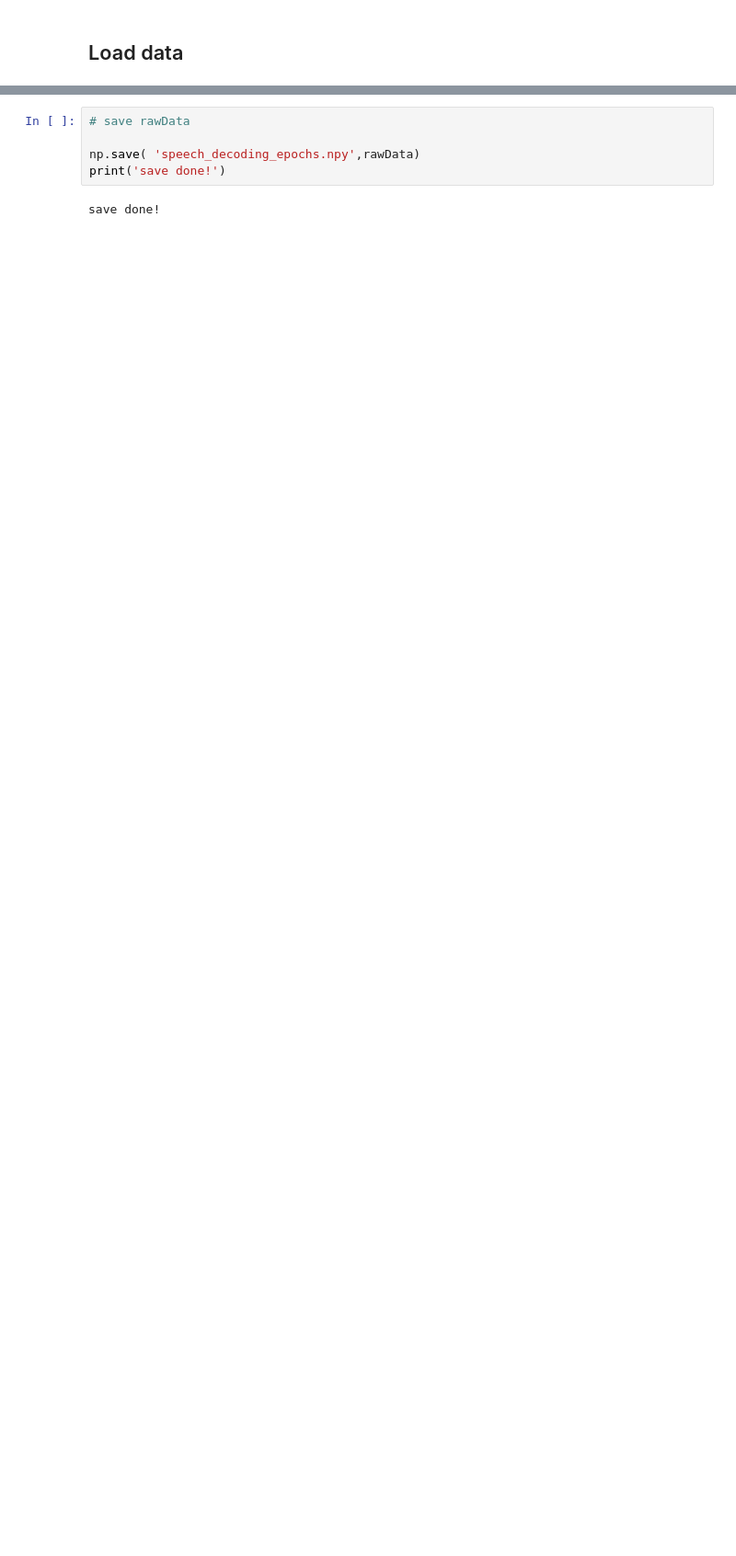
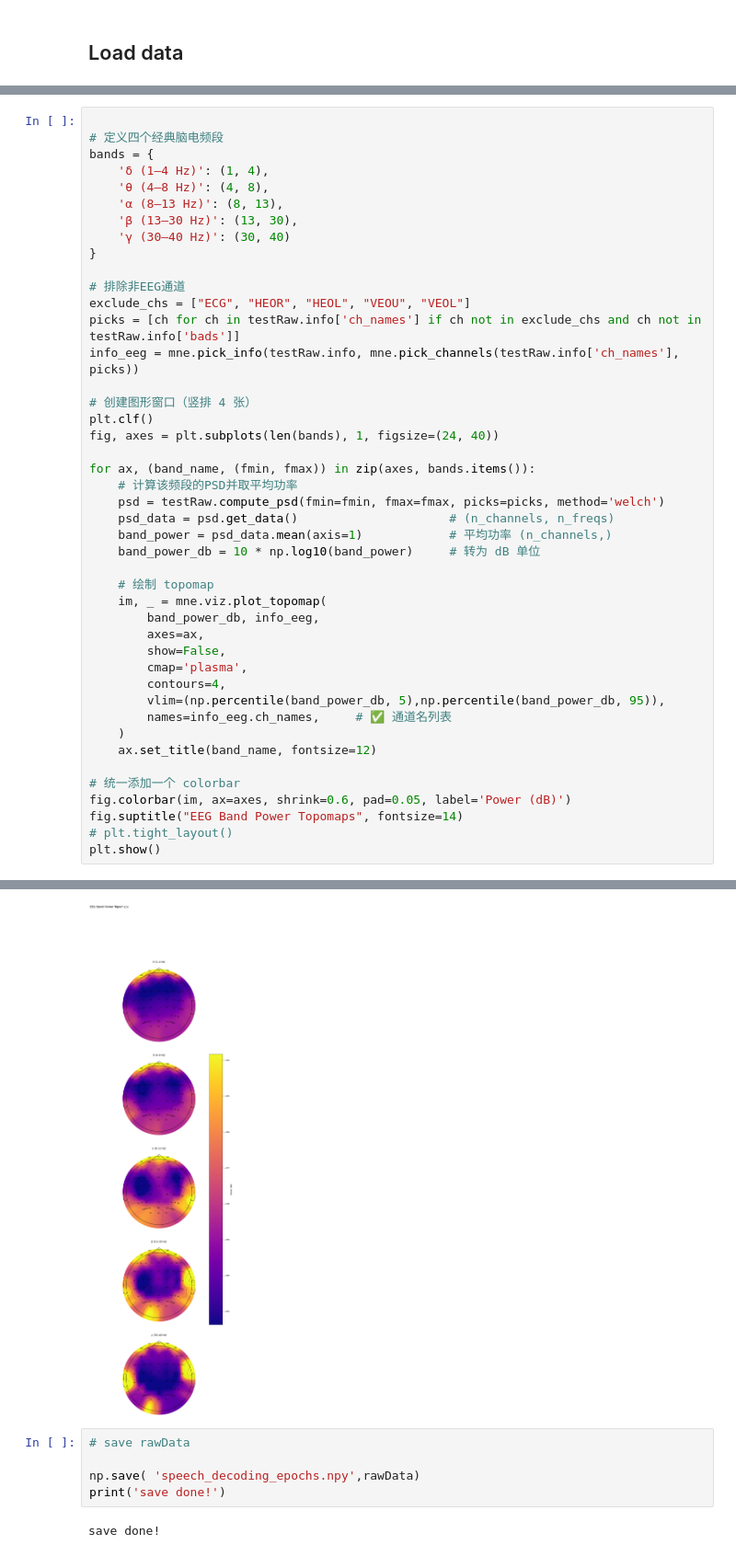
Before and after one commit to ChenK19/speech_decoding, a Jupyter notebook: speech_decoding.ipynb, the cells around one changed output, grey strips where cells are left out. Shown at 92% size. Cells and saved outputs as stored; diff of their text form; blank space fills up the shorter version.

```diff
--- a/speech_decoding.ipynb
+++ b/speech_decoding.ipynb
@@ -365,0 +396,45 @@ Using matplotlib as 2D backend.
+# %%
+
+# 定义四个经典脑电频段
+bands = {
+    'δ (1–4 Hz)': (1, 4),
+    'θ (4–8 Hz)': (4, 8),
+    'α (8–13 Hz)': (8, 13),
+    'β (13–30 Hz)': (13, 30),
+    'γ (30–40 Hz)': (30, 40)
+}
+
+# 排除非EEG通道
+exclude_chs = ["ECG", "HEOR", "HEOL", "VEOU", "VEOL"]
+picks = [ch for ch in testRaw.info['ch_names'] if ch not in exclude_chs and ch not in testRaw.info['bads']]
+info_eeg = mne.pick_info(testRaw.info, mne.pick_channels(testRaw.info['ch_names'], picks))
+
+# 创建图形窗口（竖排 4 张）
+plt.clf()
+fig, axes = plt.subplots(len(bands), 1, figsize=(24, 40))
+
+for ax, (band_name, (fmin, fmax)) in zip(axes, bands.items()):
+    # 计算该频段的PSD并取平均功率
+    psd = testRaw.compute_psd(fmin=fmin, fmax=fmax, picks=picks, method='welch')
+    psd_data = psd.get_data()                     # (n_channels, n_freqs)
+    band_power = psd_data.mean(axis=1)            # 平均功率 (n_channels,)
+    band_power_db = 10 * np.log10(band_power)     # 转为 dB 单位
+
+    # 绘制 topomap
+    im, _ = mne.viz.plot_topomap(
+        band_power_db, info_eeg,
+        axes=ax,
+        show=False,
+        cmap='plasma',
+        contours=4,
+        vlim=(np.percentile(band_power_db, 5),np.percentile(band_power_db, 95)),
+        names=info_eeg.ch_names,     # ✅ 通道名列表
+    )
+    ax.set_title(band_name, fontsize=12)
+
+# 统一添加一个 colorbar
+fig.colorbar(im, ax=axes, shrink=0.6, pad=0.05, label='Power (dB)')
+fig.suptitle("EEG Band Power Topomaps", fontsize=14)
+# plt.tight_layout()
+plt.show()
+# %% [output]
@@ -366,3 +447,4 @@ Using matplotlib as 2D backend.
+[figure, added]
 # %%
 # save rawData
 
```
Also changed, not shown: parts of 11 cells of this notebook, 9 other files.
